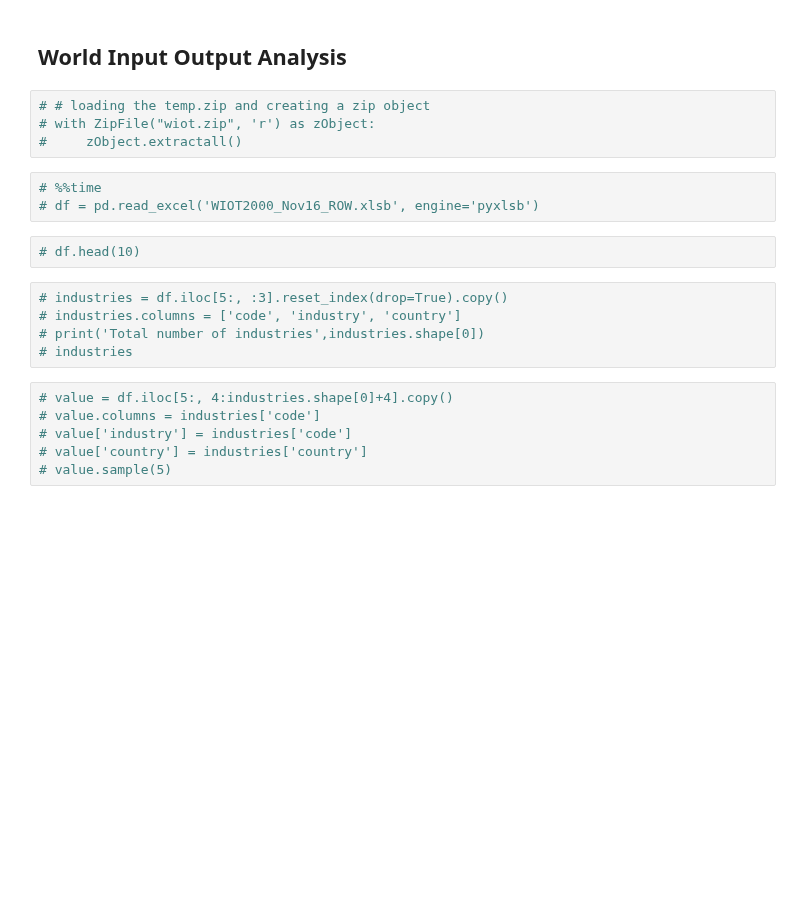
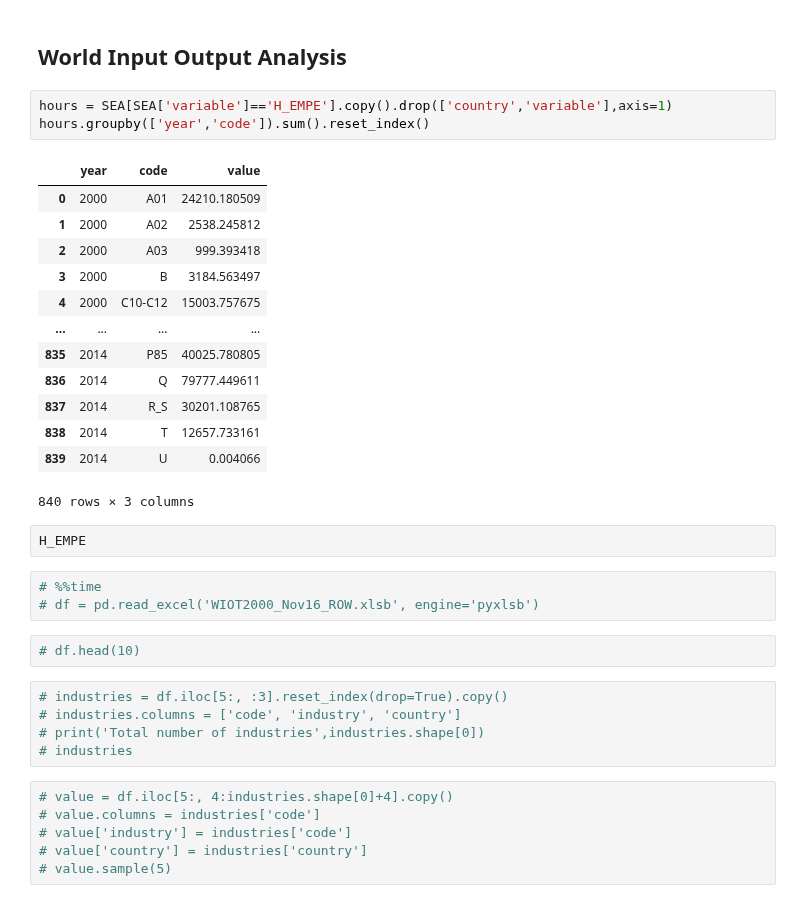
Before and after one commit to kavyajeetbora/ETL_wages, a Jupyter notebook: WIOD.ipynb, the cells around one changed output. Drawn from its saved outputs; the diff is of its cells as text; blank space fills up the shorter version.

```diff
--- a/WIOD.ipynb
+++ b/WIOD.ipynb
@@ -307,9 +336,24 @@ PPP_exchange_rate
 # %% [markdown]
 ## World Input Output Analysis
-# %%
-# # loading the temp.zip and creating a zip object
-# with ZipFile("wiot.zip", 'r') as zObject:
-#     zObject.extractall()
+# %%
+hours = SEA[SEA['variable']=='H_EMPE'].copy().drop(['country','variable'],axis=1)
+hours.groupby(['year','code']).sum().reset_index()
+# %% [output]
+|  | year | code | value |
+| 0 | 2000 | A01 | 24210.180509 |
+| 1 | 2000 | A02 | 2538.245812 |
+| 2 | 2000 | A03 | 999.393418 |
+| 3 | 2000 | B | 3184.563497 |
+| 4 | 2000 | C10-C12 | 15003.757675 |
+| ... | ... | ... | ... |
+| 835 | 2014 | P85 | 40025.780805 |
+| 836 | 2014 | Q | 79777.449611 |
+| 837 | 2014 | R_S | 30201.108765 |
+| 838 | 2014 | T | 12657.733161 |
+| 839 | 2014 | U | 0.004066 |
+840 rows × 3 columns
+# %%
+H_EMPE
 # %%
 # %%time
 # df = pd.read_excel('WIOT2000_Nov16_ROW.xlsb', engine='pyxlsb')
```
Also changed, not shown: parts of 19 cells of this notebook.
